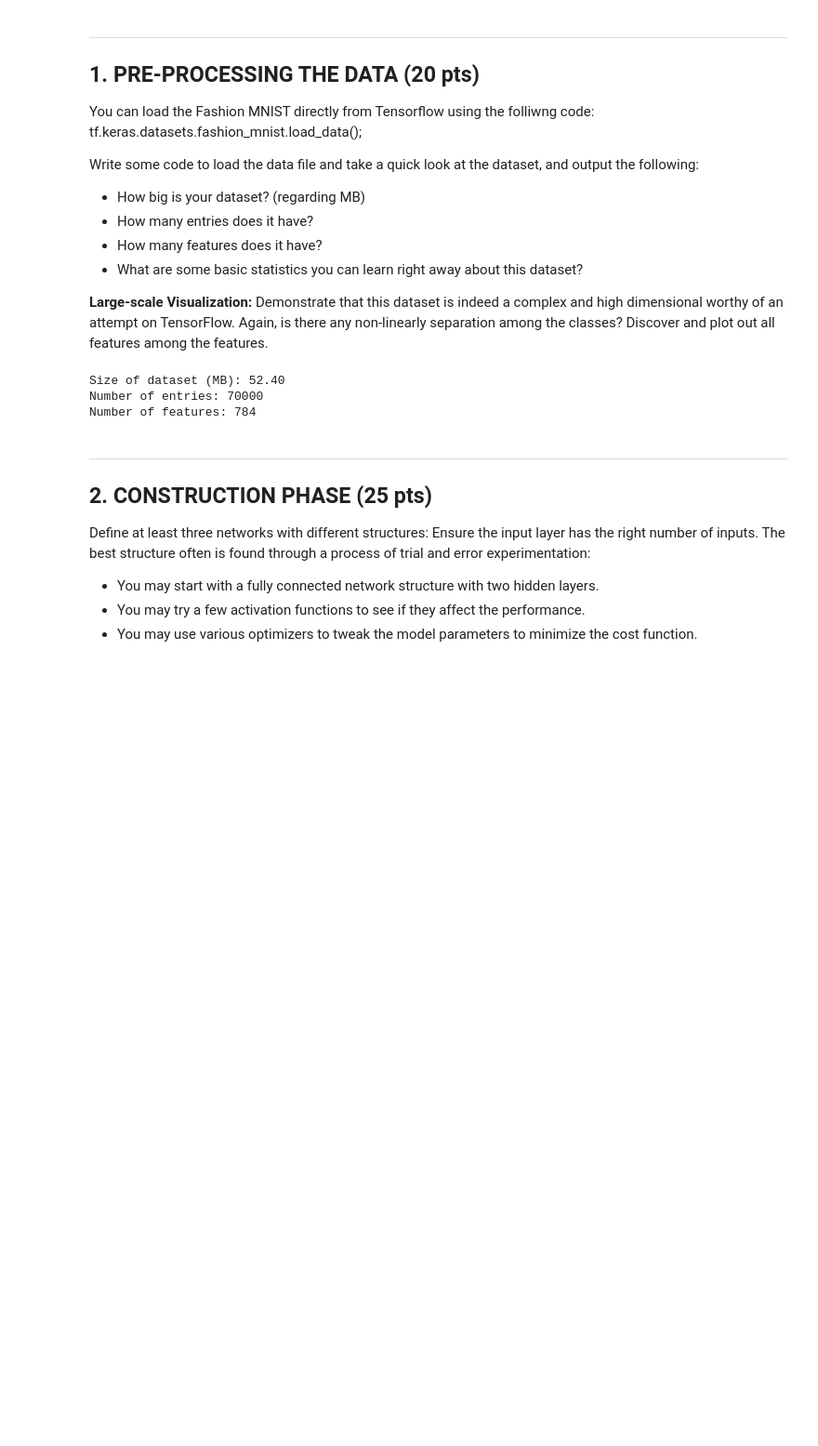
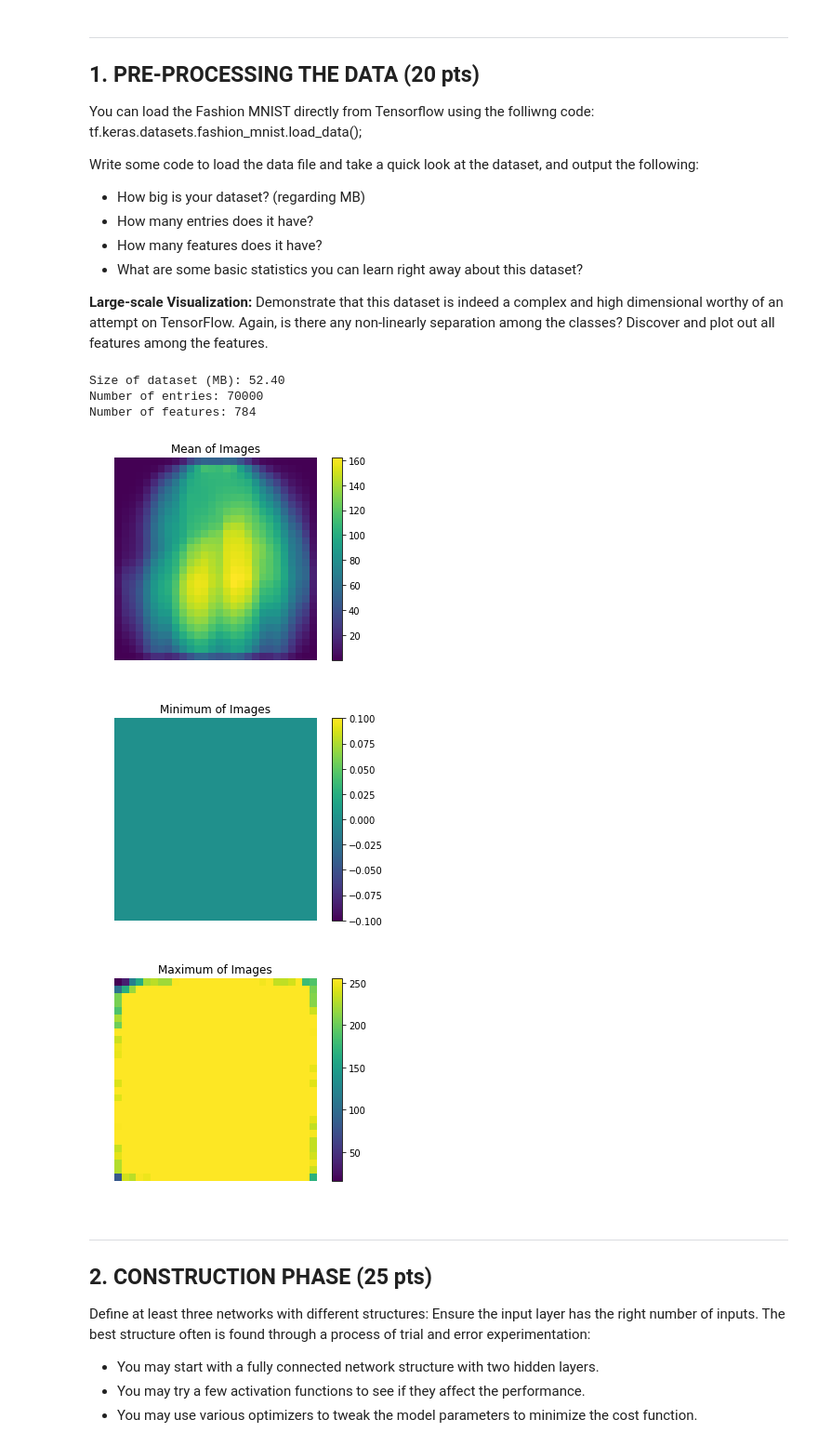
Before and after one commit to daniellenewman/6316Assignments, a Jupyter notebook: Assignment 4/CS 6316 Assignment 4.ipynb, the cells around one changed output. Shown at 93% size. Drawn from its saved outputs; the diff is of its cells as text; code cells hidden in the pictures; blank space fills up the shorter version.

```diff
--- a/Assignment 4/CS 6316 Assignment 4.ipynb
+++ b/Assignment 4/CS 6316 Assignment 4.ipynb
@@ -26,30 +26,52 @@ Write some code to load the data file and take a quick look at the dataset, and
 # %%
 # You might want to use the following package
 import numpy as np
 import pandas as pd
 import tensorflow as tf
+import matplotlib.pyplot as plt
 from tensorflow import keras
 from sklearn.metrics import confusion_matrix
 from sklearn.metrics import accuracy_score
 
 # Your code goes here for this section.
 (X_train, y_train), (X_test, y_test) = tf.keras.datasets.fashion_mnist.load_data()
 
 # Print dataset statistics
 print("Size of dataset (MB): %.2f" % ((X_train.nbytes + y_train.nbytes + X_test.nbytes + y_test.nbytes) / (2 ** 20)))
 print("Number of entries:", len(X_train) + len(X_test))
 print("Number of features:", X_train[0].shape[0] * X_train[0].shape[1])
 
+plt.figure()
+plt.imshow(np.mean(X_train, axis=0))
+plt.title("Mean of Images")
+plt.axis('off')
+plt.colorbar()
+
+plt.figure()
+plt.imshow(np.min(X_train, axis=0))
+plt.title("Minimum of Images")
+plt.axis('off')
+plt.colorbar()
+
+plt.figure()
+plt.imshow(np.max(X_train, axis=0))
+plt.title("Maximum of Images")
+plt.axis('off')
+plt.colorbar()
+
 # Scale data down to a fraction between 0 and 1
 X_train = X_train / 255
 X_test = X_test / 255
 
 labels = ["T-shirt/top", "Trouser", "Pullover", "Dress", "Coat", "Sandal",
           "Shirt", "Sneaker", "Bag", "Ankle Boot"]
 # %% [output]
 Size of dataset (MB): 52.40
 Number of entries: 70000
 Number of features: 784
+[figure, added]
+[figure, added]
+[figure, added]
 # %% [markdown]
 - - -
 ## 2. CONSTRUCTION PHASE (25 pts)
```
Also changed, not shown: parts of 2 cells of this notebook.
